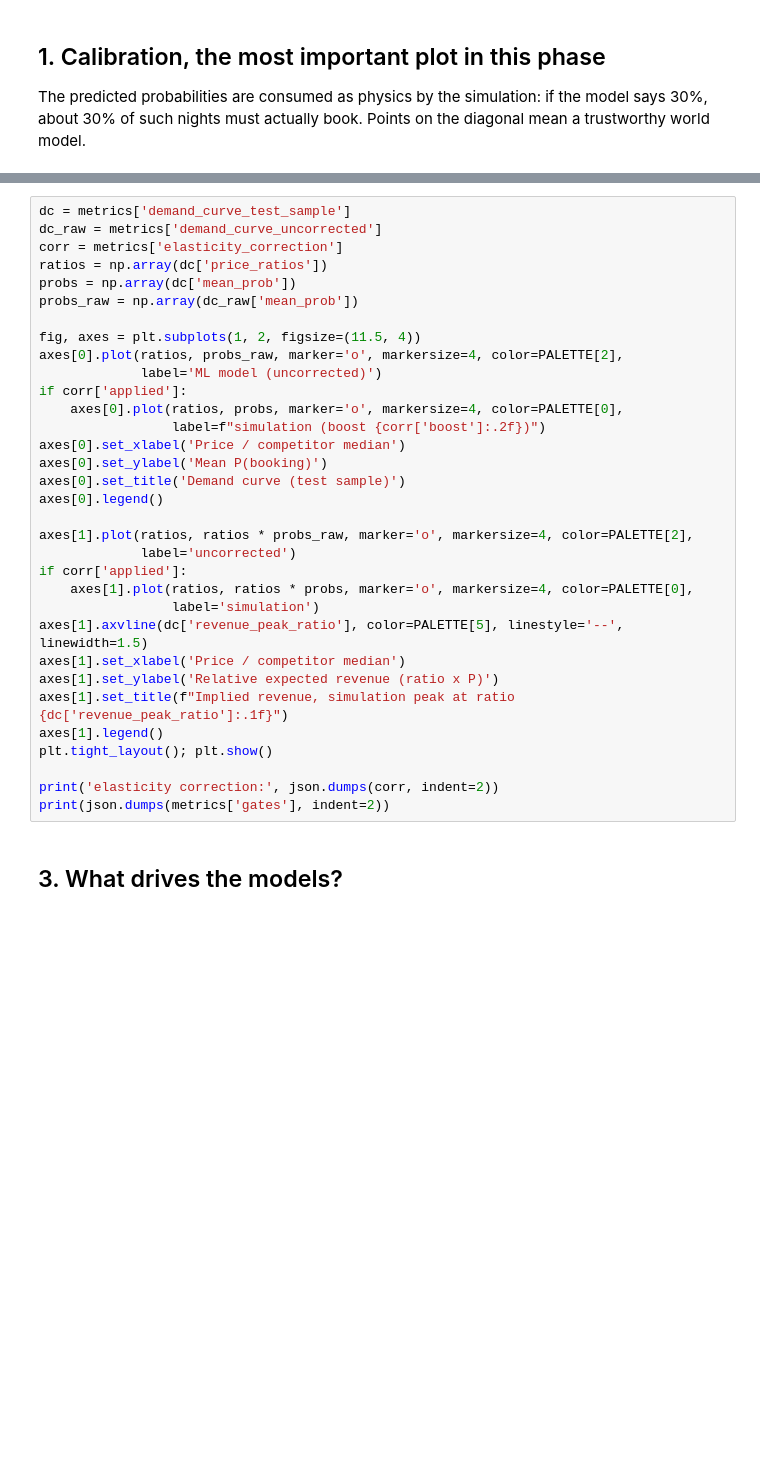
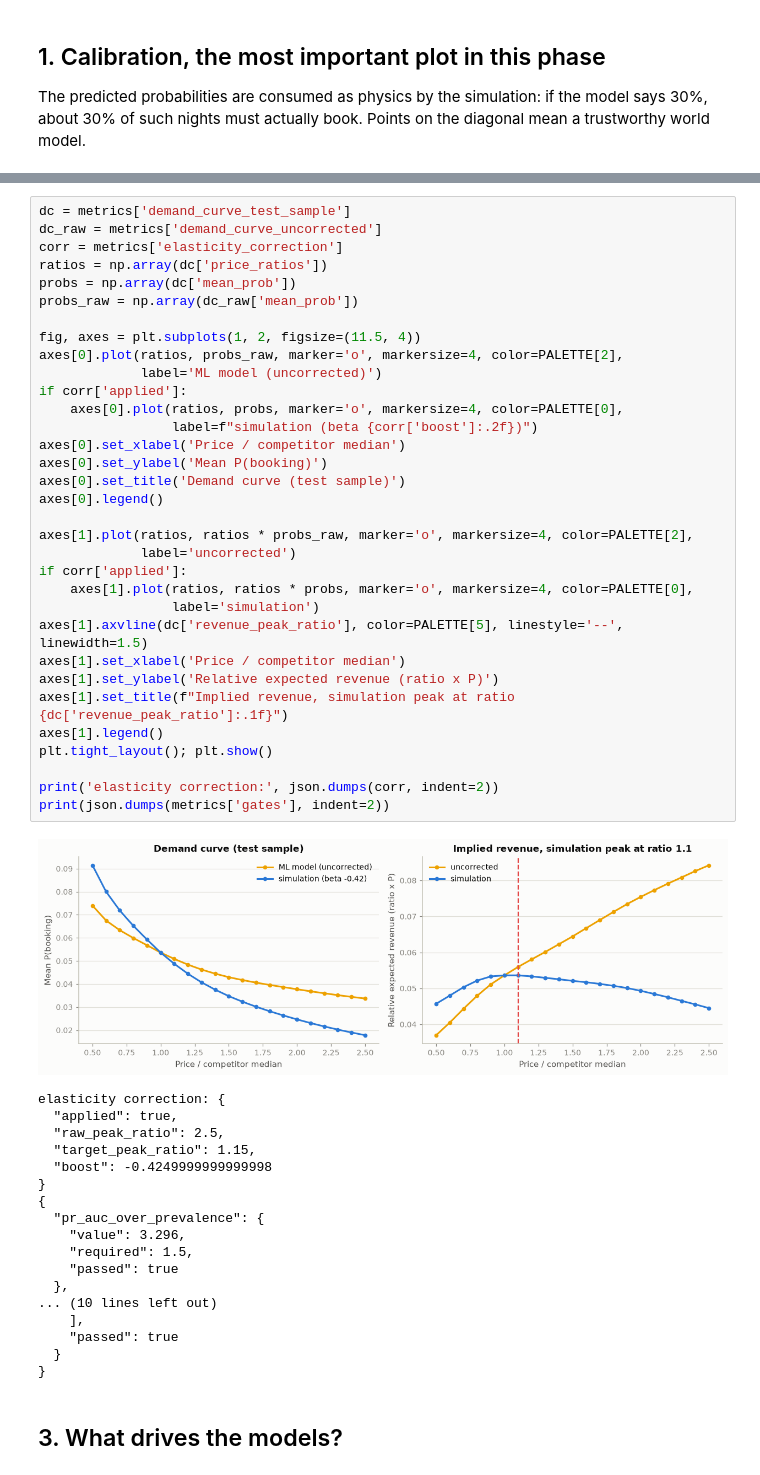
Before and after one commit to LazarSazdov/marl-dqn-dynamic-pricing, a Jupyter notebook: notebooks/02_demand_model.ipynb, the cells around one changed output, grey strips where cells are left out. Cells and saved outputs as stored; diff of their text form; blank space fills up the shorter version.

```diff
--- a/notebooks/02_demand_model.ipynb
+++ b/notebooks/02_demand_model.ipynb
@@ -88,34 +104,53 @@ dc = metrics['demand_curve_test_sample']
 dc_raw = metrics['demand_curve_uncorrected']
 corr = metrics['elasticity_correction']
 ratios = np.array(dc['price_ratios'])
 probs = np.array(dc['mean_prob'])
 probs_raw = np.array(dc_raw['mean_prob'])
 
 fig, axes = plt.subplots(1, 2, figsize=(11.5, 4))
 axes[0].plot(ratios, probs_raw, marker='o', markersize=4, color=PALETTE[2],
              label='ML model (uncorrected)')
 if corr['applied']:
     axes[0].plot(ratios, probs, marker='o', markersize=4, color=PALETTE[0],
-                 label=f"simulation (boost {corr['boost']:.2f})")
+                 label=f"simulation (beta {corr['boost']:.2f})")
 axes[0].set_xlabel('Price / competitor median')
 axes[0].set_ylabel('Mean P(booking)')
 axes[0].set_title('Demand curve (test sample)')
 axes[0].legend()
 
 axes[1].plot(ratios, ratios * probs_raw, marker='o', markersize=4, color=PALETTE[2],
              label='uncorrected')
 if corr['applied']:
     axes[1].plot(ratios, ratios * probs, marker='o', markersize=4, color=PALETTE[0],
                  label='simulation')
 axes[1].axvline(dc['revenue_peak_ratio'], color=PALETTE[5], linestyle='--', linewidth=1.5)
 axes[1].set_xlabel('Price / competitor median')
 axes[1].set_ylabel('Relative expected revenue (ratio x P)')
 axes[1].set_title(f"Implied revenue, simulation peak at ratio {dc['revenue_peak_ratio']:.1f}")
 axes[1].legend()
 plt.tight_layout(); plt.show()
 
 print('elasticity correction:', json.dumps(corr, indent=2))
 print(json.dumps(metrics['gates'], indent=2))
+# %% [output]
+[figure, added]
+elasticity correction: {
+  "applied": true,
+  "raw_peak_ratio": 2.5,
+  "target_peak_ratio": 1.15,
+  "boost": -0.4249999999999998
+}
+{
+  "pr_auc_over_prevalence": {
+    "value": 3.296,
+    "required": 1.5,
+    "passed": true
+  },
+... (10 lines left out)
+    ],
+    "passed": true
+  }
+}
 # %% [markdown]
 ## 3. What drives the models?
 # %%
```
Also changed, not shown: parts of 4 cells of this notebook, 1 other file.
